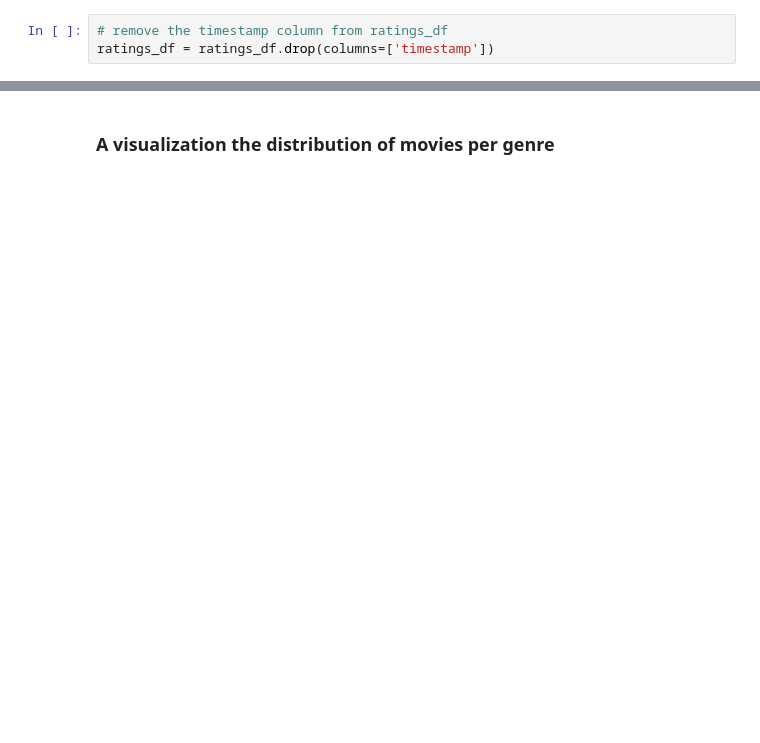
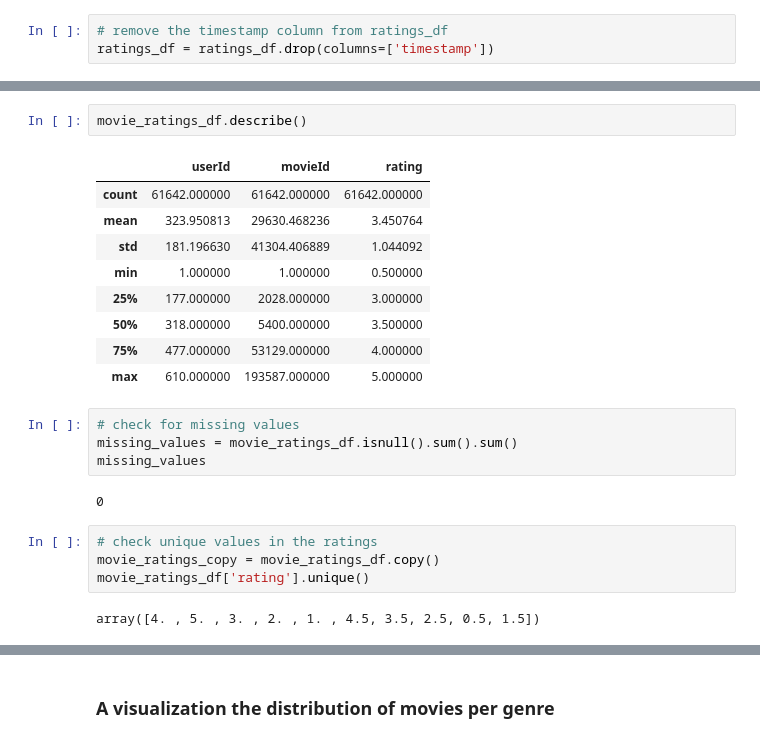
Before and after one commit to dantegaucho/Movie-recommendation-system, a Jupyter notebook: index.ipynb, the cells around one changed output, grey strips where cells are left out. Drawn from its saved outputs; the diff is of its cells as text; blank space fills up the shorter version.

```diff
--- a/index.ipynb
+++ b/index.ipynb
@@ -131,0 +215,24 @@ ratings_df = ratings_df.drop(columns=['timestamp'])
+# %%
+movie_ratings_df.describe()
+# %% [output]
+|  | userId | movieId | rating |
+| count | 61642.000000 | 61642.000000 | 61642.000000 |
+| mean | 323.950813 | 29630.468236 | 3.450764 |
+| std | 181.196630 | 41304.406889 | 1.044092 |
+| min | 1.000000 | 1.000000 | 0.500000 |
+| 25% | 177.000000 | 2028.000000 | 3.000000 |
+| 50% | 318.000000 | 5400.000000 | 3.500000 |
+| 75% | 477.000000 | 53129.000000 | 4.000000 |
+| max | 610.000000 | 193587.000000 | 5.000000 |
+# %%
+# check for missing values
+missing_values = movie_ratings_df.isnull().sum().sum()
+missing_values
+# %% [output]
+0
+# %%
+# check unique values in the ratings
+movie_ratings_copy = movie_ratings_df.copy()
+movie_ratings_df['rating'].unique()
+# %% [output]
+array([4. , 5. , 3. , 2. , 1. , 4.5, 3.5, 2.5, 0.5, 1.5])
```
Also changed, not shown: parts of 75 cells of this notebook.
